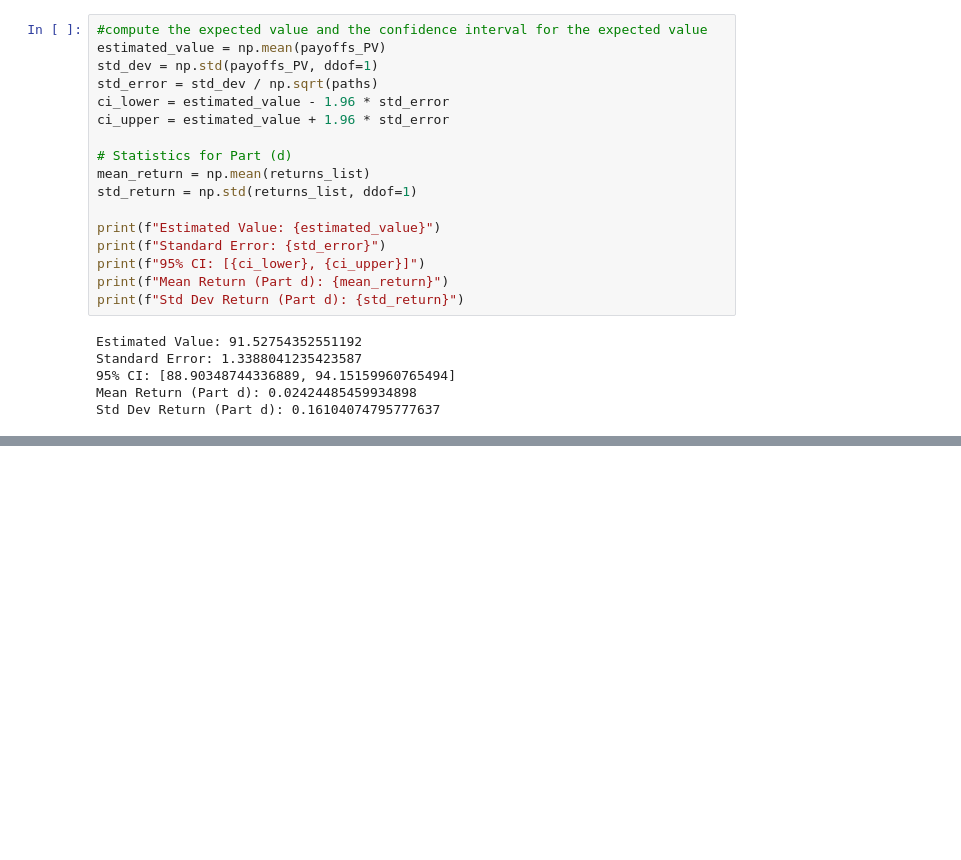
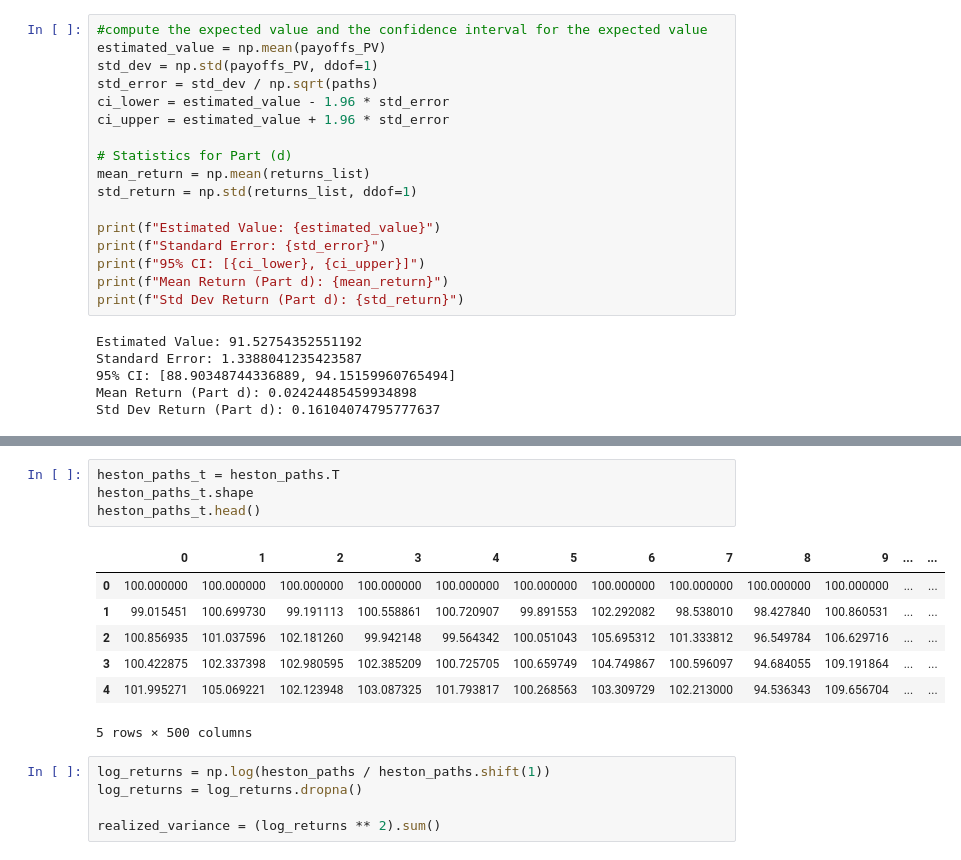
Before and after one commit to alan-w25/fnce-7170, a Jupyter notebook: hw3/alan_wu_pset3.ipynb, the cells around one changed output, grey strips where cells are left out. Saved outputs shown, nothing was run; the diff lists cells and outputs as text; blank space fills up the shorter version.

```diff
--- a/hw3/alan_wu_pset3.ipynb
+++ b/hw3/alan_wu_pset3.ipynb
@@ -227,0 +245,17 @@ Std Dev Return (Part d): 0.16104074795777637
+# %%
+heston_paths_t = heston_paths.T
+heston_paths_t.shape
+heston_paths_t.head()
+# %% [output]
+|  | 0 | 1 | 2 | 3 | 4 | 5 | 6 | 7 | 8 | 9 | ... | ... |
+| 0 | 100.000000 | 100.000000 | 100.000000 | 100.000000 | 100.000000 | 100.000000 | 100.000000 | 100.000000 | 100.000000 | 100.000000 | ... | ... |
+| 1 | 99.015451 | 100.699730 | 99.191113 | 100.558861 | 100.720907 | 99.891553 | 102.292082 | 98.538010 | 98.427840 | 100.860531 | ... | ... |
+| 2 | 100.856935 | 101.037596 | 102.181260 | 99.942148 | 99.564342 | 100.051043 | 105.695312 | 101.333812 | 96.549784 | 106.629716 | ... | ... |
+| 3 | 100.422875 | 102.337398 | 102.980595 | 102.385209 | 100.725705 | 100.659749 | 104.749867 | 100.596097 | 94.684055 | 109.191864 | ... | ... |
+| 4 | 101.995271 | 105.069221 | 102.123948 | 103.087325 | 101.793817 | 100.268563 | 103.309729 | 102.213000 | 94.536343 | 109.656704 | ... | ... |
+5 rows × 500 columns
+# %%
+log_returns = np.log(heston_paths / heston_paths.shift(1))
+log_returns = log_returns.dropna()
+
+realized_variance = (log_returns ** 2).sum()
```
Also changed, not shown: parts of 5 cells of this notebook, 2 other files.
